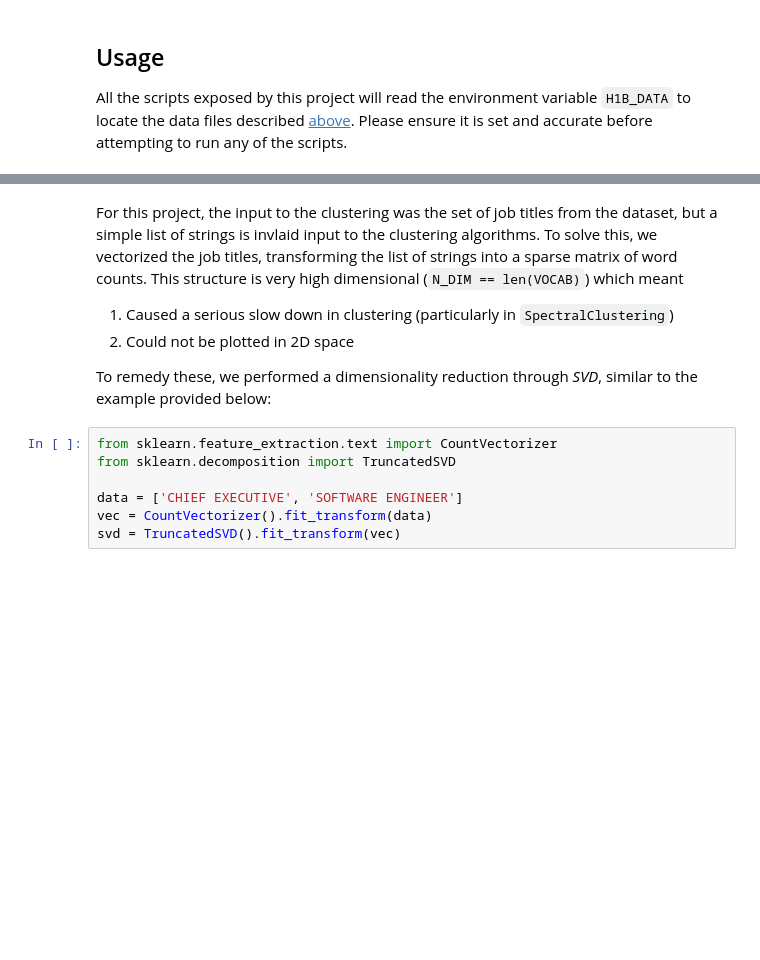
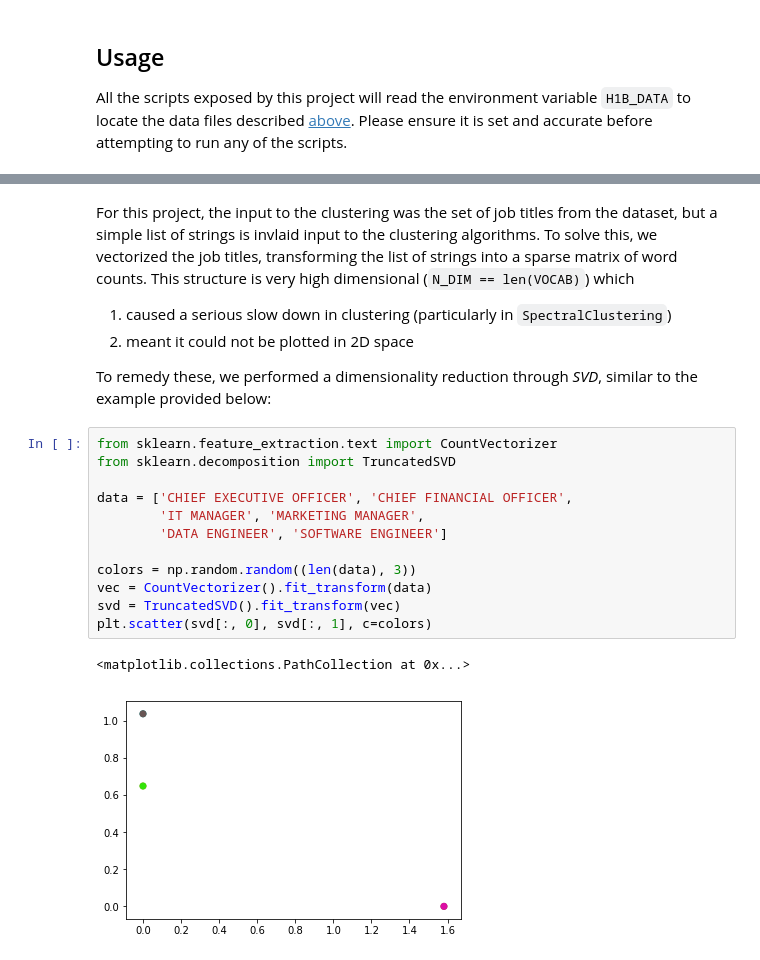
Before and after one commit to wbadart/H-1B-Analyzer, a Jupyter notebook: README.ipynb, the cells around one changed output, grey strips where cells are left out. Drawn from its saved outputs; the diff is of its cells as text; blank space fills up the shorter version.

```diff
--- a/README.ipynb
+++ b/README.ipynb
@@ -101,14 +107,22 @@ plt.scatter(data[:, 0], data[:, 1], c=clustering)
 # %% [markdown]
-For this project, the input to the clustering was the set of job titles from the dataset, but a simple list of strings is invlaid input to the clustering algorithms. To solve this, we vectorized the job titles, transforming the list of strings into a sparse matrix of word counts. This structure is very high dimensional (`N_DIM == len(VOCAB)`) which meant
+For this project, the input to the clustering was the set of job titles from the dataset, but a simple list of strings is invlaid input to the clustering algorithms. To solve this, we vectorized the job titles, transforming the list of strings into a sparse matrix of word counts. This structure is very high dimensional (`N_DIM == len(VOCAB)`) which
 
-1. Caused a serious slow down in clustering (particularly in `SpectralClustering`)
-2. Could not be plotted in 2D space
+1. caused a serious slow down in clustering (particularly in `SpectralClustering`)
+2. meant it could not be plotted in 2D space
 
 To remedy these, we performed a dimensionality reduction through *SVD*, similar to the example provided below:
 # %%
 from sklearn.feature_extraction.text import CountVectorizer
 from sklearn.decomposition import TruncatedSVD
 
-data = ['CHIEF EXECUTIVE', 'SOFTWARE ENGINEER']
+data = ['CHIEF EXECUTIVE OFFICER', 'CHIEF FINANCIAL OFFICER',
+        'IT MANAGER', 'MARKETING MANAGER',
+        'DATA ENGINEER', 'SOFTWARE ENGINEER']
+
+colors = np.random.random((len(data), 3))
 vec = CountVectorizer().fit_transform(data)
 svd = TruncatedSVD().fit_transform(vec)
+plt.scatter(svd[:, 0], svd[:, 1], c=colors)
+# %% [output]
+<matplotlib.collections.PathCollection at 0x...>
+[figure, added]
```
Also changed, not shown: parts of 3 cells of this notebook, 4 other files.
